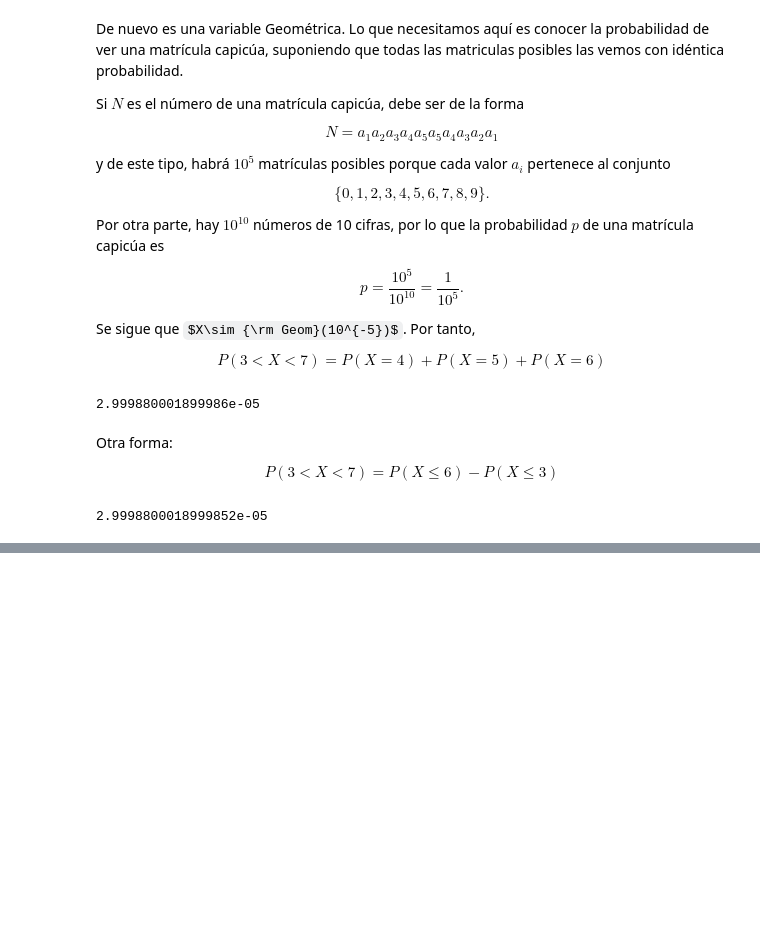
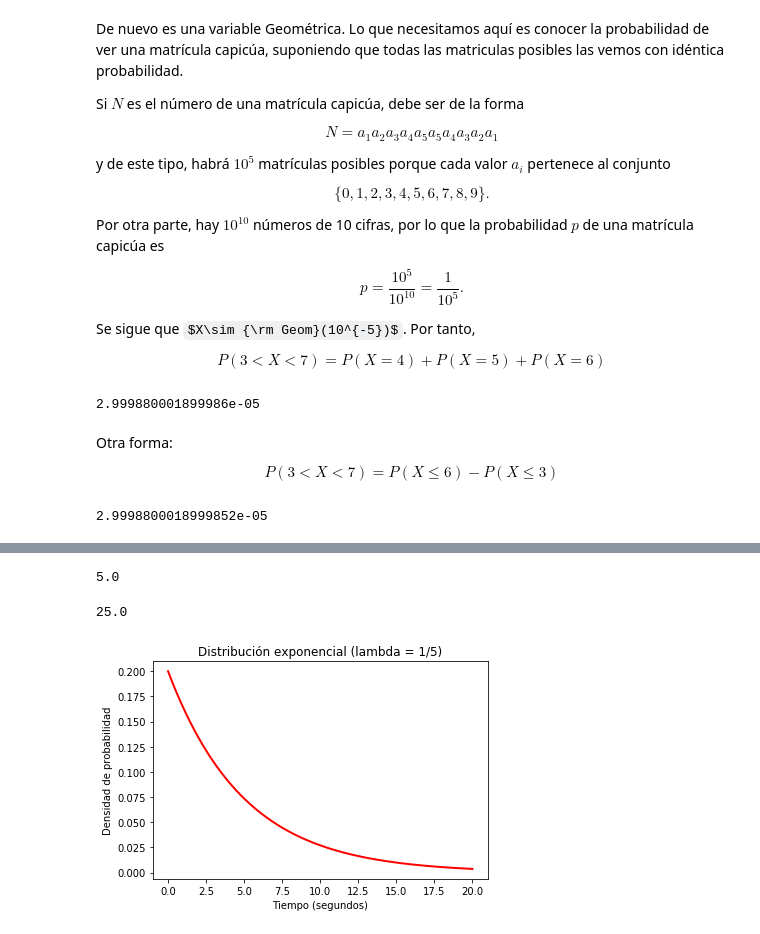
Before and after one commit to JMALMIRA/statistics, a Jupyter notebook: Problemas_variables_aleatorias.ipynb, the cells around one changed output, grey strips where cells are left out. Drawn from its saved outputs; the diff is of its cells as text; code cells hidden in the pictures; some formulas as TeX source; blank space fills up the shorter version.

```diff
--- a/Problemas_variables_aleatorias.ipynb
+++ b/Problemas_variables_aleatorias.ipynb
@@ -635,0 +749,29 @@ X.cdf(6)-X.cdf(3)
+# %%
+from scipy.stats import expon
+import matplotlib.pyplot as plt
+
+L=1/5
+
+# La distribución tiene media 1/lambda y en Python se usa la media para definirla:
+
+X = expon(scale=1/L)   # Exponential Distribution
+# %%
+X.mean()
+# %% [output]
+5.0
+# %%
+X.var()
+# %% [output]
+25.0
+# %%
+# Plot de la función densidad de probabilidad
+x = np.linspace(0, 20, 1000)
+pdf = X.pdf(x)
+plt.plot(x, pdf, 'r-', lw=2)
+
+plt.title('Distribución exponencial (lambda = 1/5)')
+plt.xlabel('Tiempo (segundos)')
+plt.ylabel('Densidad de probabilidad')
+plt.show()
+# %% [output]
+[figure, added]
```
Also changed, not shown: parts of 72 cells of this notebook.
